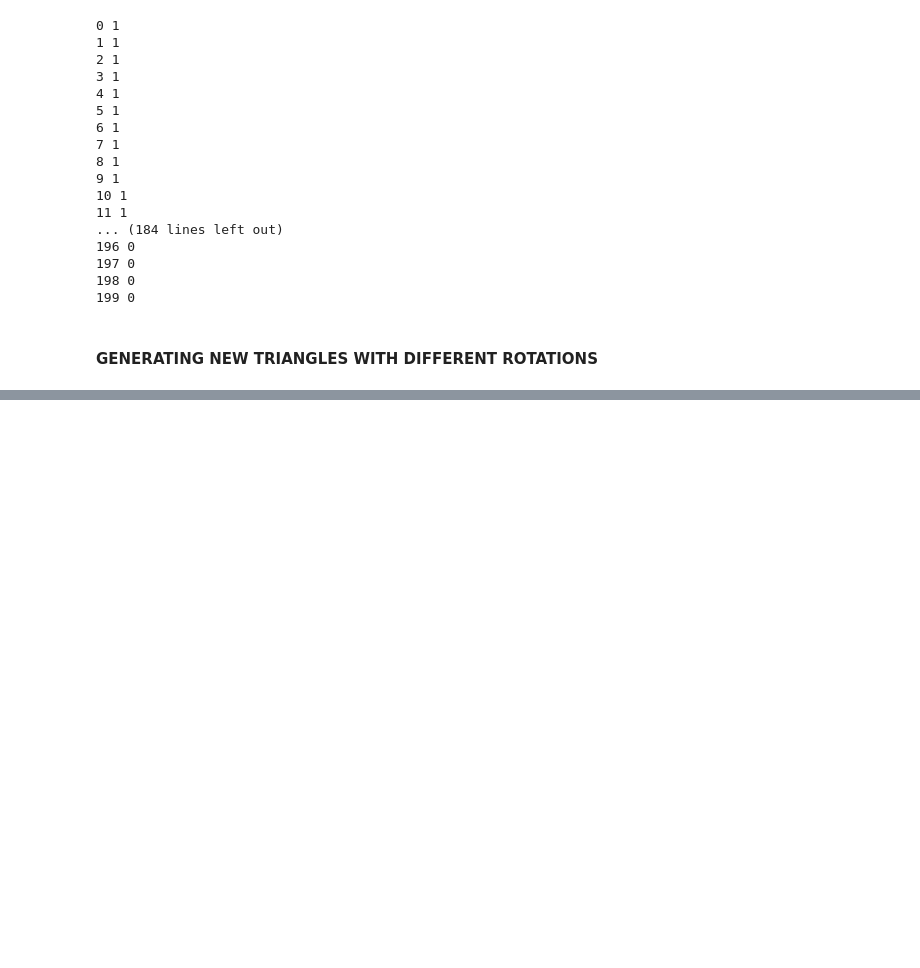
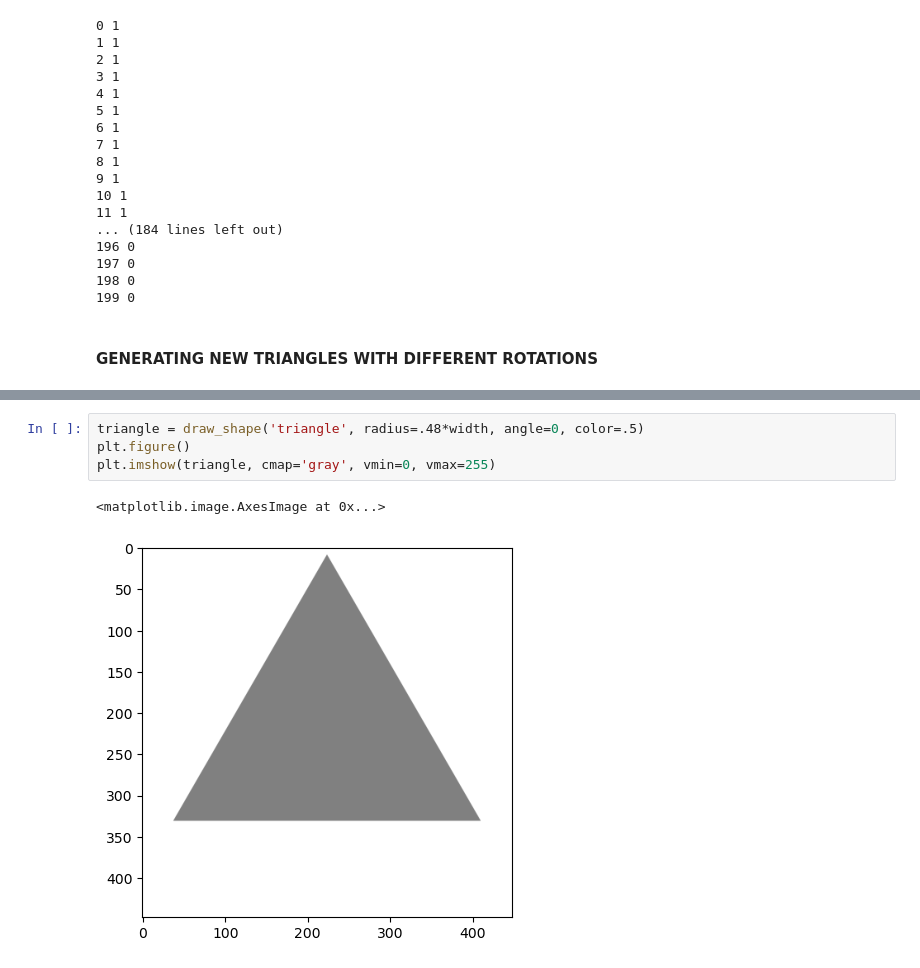
Before and after one commit to dianna-ai/dianna-exploration, a Jupyter notebook: example_data/dataset_preparation/geometric_shapes/generate_geometric_shapes.ipynb, the cells around one changed output, grey strips where cells are left out. Cells and saved outputs as stored; diff of their text form; blank space fills up the shorter version.

```diff
--- a/example_data/dataset_preparation/geometric_shapes/generate_geometric_shapes.ipynb
+++ b/example_data/dataset_preparation/geometric_shapes/generate_geometric_shapes.ipynb
@@ -306,0 +306,7 @@ for x in hey['images']:
+# %%
+triangle = draw_shape('triangle', radius=.48*width, angle=0, color=.5)
+plt.figure()
+plt.imshow(triangle, cmap='gray', vmin=0, vmax=255)
+# %% [output]
+<matplotlib.image.AxesImage at 0x...>
+[figure, added]
```
Also changed, not shown: parts of 7 cells of this notebook, 17 other files.
